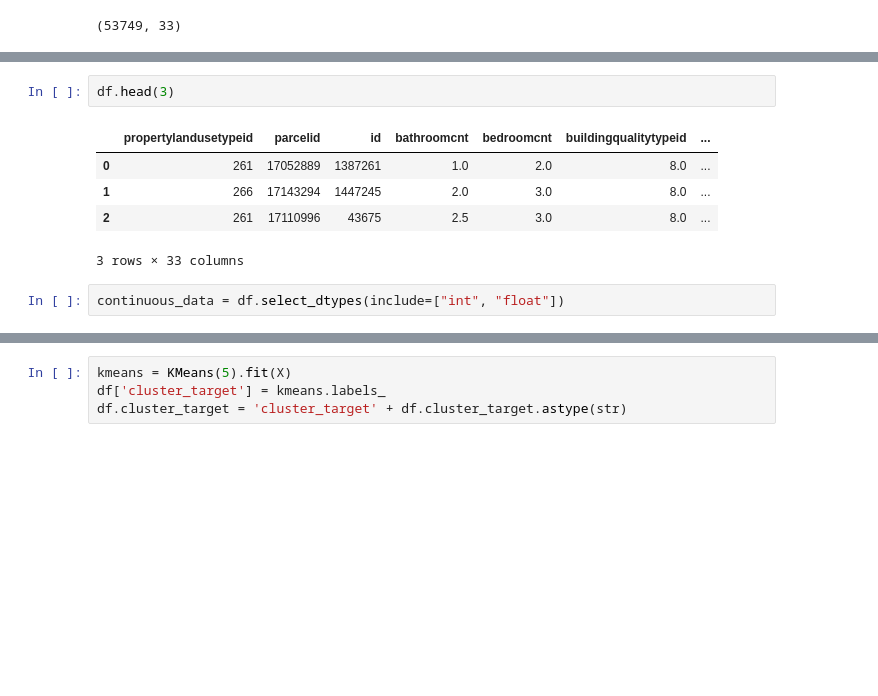
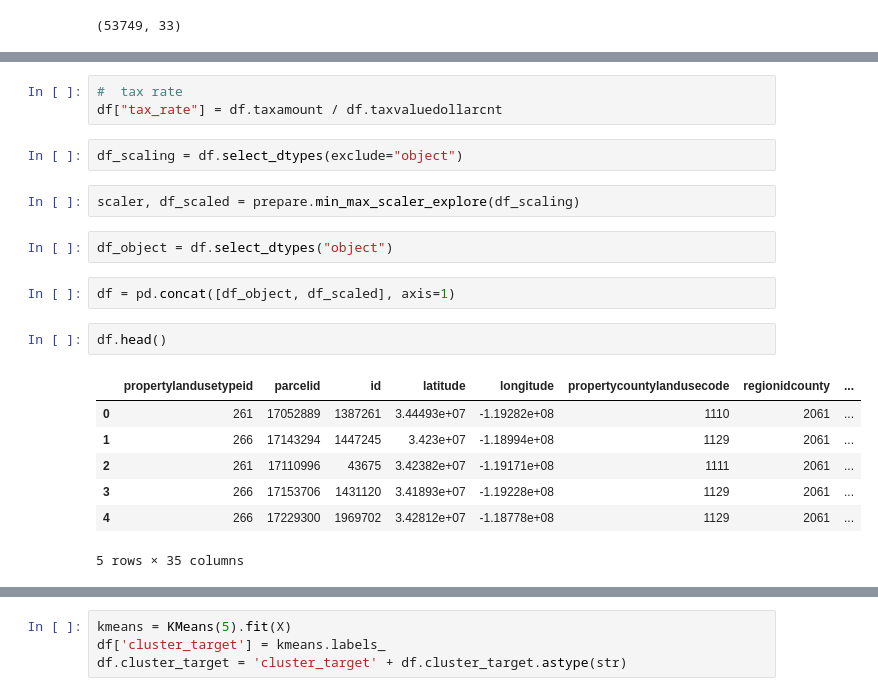
Before and after one commit to minimizing-zillow-logerror/zillow-clustering-project, a Jupyter notebook: sonny_zillow_exploration.ipynb, the cells around one changed output, grey strips where cells are left out. Saved outputs shown, nothing was run; the diff lists cells and outputs as text; blank space fills up the shorter version.

```diff
--- a/sonny_zillow_exploration.ipynb
+++ b/sonny_zillow_exploration.ipynb
@@ -39,10 +112,21 @@ memory usage: 13.9+ MB
+# %%
+#  tax rate
+df["tax_rate"] = df.taxamount / df.taxvaluedollarcnt
+# %%
+df_scaling = df.select_dtypes(exclude="object")
+# %%
+scaler, df_scaled = prepare.min_max_scaler_explore(df_scaling)
+# %%
+df_object = df.select_dtypes("object")
+# %%
+df = pd.concat([df_object, df_scaled], axis=1)
 # %%
-df.head(3)
+df.head()
 # %% [output]
-|  | propertylandusetypeid | parcelid | id | bathroomcnt | bedroomcnt | buildingqualitytypeid | ... |
-| 0 | 261 | 17052889 | 1387261 | 1.0 | 2.0 | 8.0 | ... |
-| 1 | 266 | 17143294 | 1447245 | 2.0 | 3.0 | 8.0 | ... |
-| 2 | 261 | 17110996 | 43675 | 2.5 | 3.0 | 8.0 | ... |
+|  | propertylandusetypeid | parcelid | id | latitude | longitude | propertycountylandusecode | regionidcounty | ... |
+| 0 | 261 | 17052889 | 1387261 | 3.44493e+07 | -1.19282e+08 | 1110 | 2061 | ... |
+| 1 | 266 | 17143294 | 1447245 | 3.423e+07 | -1.18994e+08 | 1129 | 2061 | ... |
+| 2 | 261 | 17110996 | 43675 | 3.42382e+07 | -1.19171e+08 | 1111 | 2061 | ... |
+| 3 | 266 | 17153706 | 1431120 | 3.41893e+07 | -1.19228e+08 | 1129 | 2061 | ... |
+| 4 | 266 | 17229300 | 1969702 | 3.42812e+07 | -1.18778e+08 | 1129 | 2061 | ... |
-3 rows × 33 columns
+5 rows × 35 columns
-# %%
-continuous_data = df.select_dtypes(include=["int", "float"])
```
Also changed, not shown: parts of 61 cells of this notebook.
